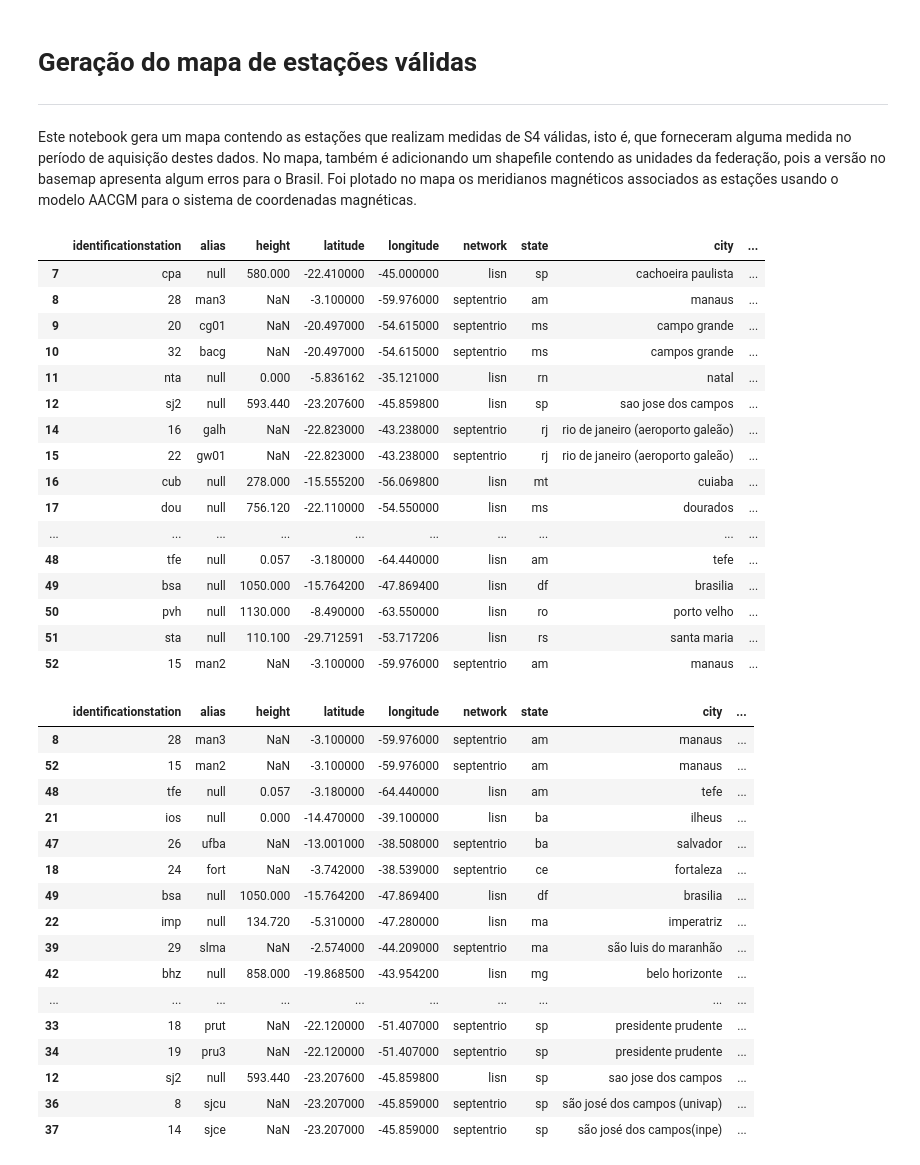
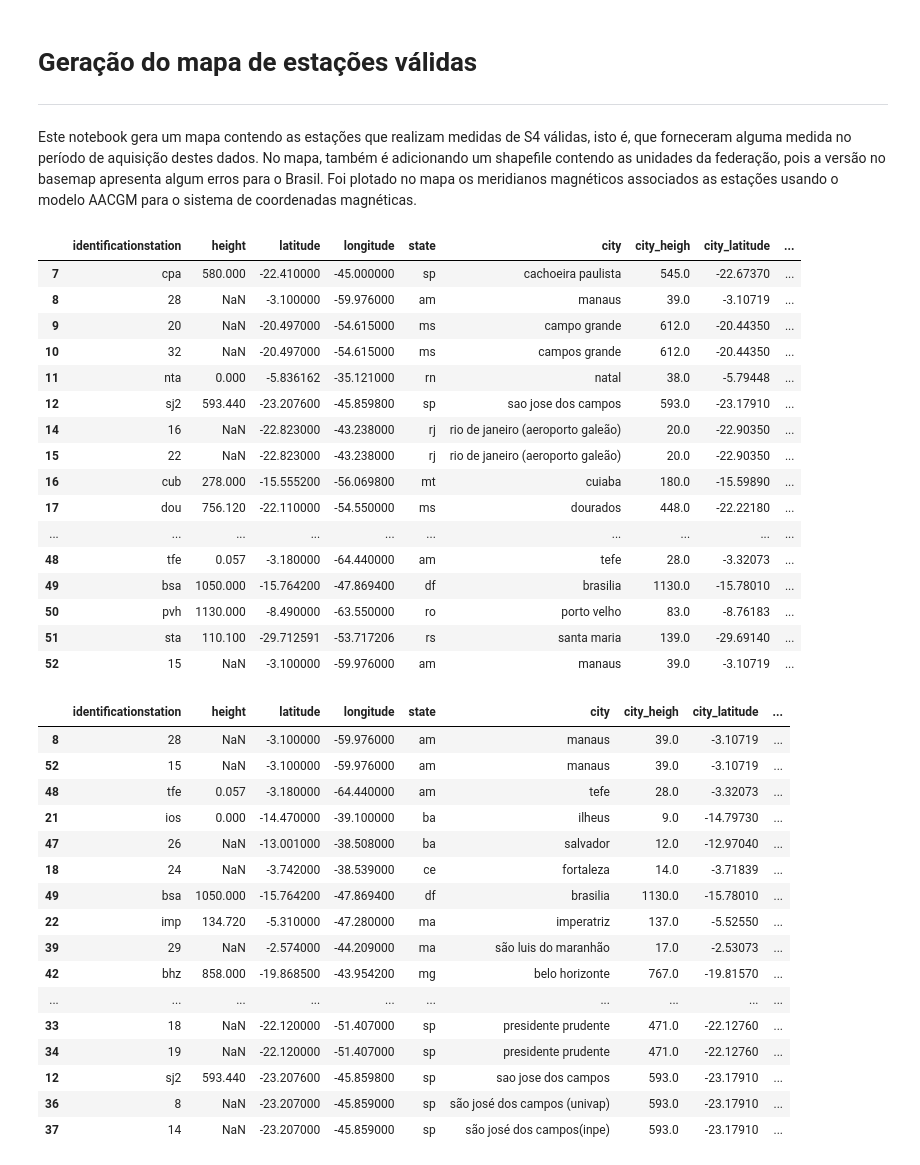
Before and after one commit to retiarus/correlation_vtec_s4, a Jupyter notebook: 01_show_stations.ipynb, the cells around one changed output. Cells and saved outputs as stored; diff of their text form; code cells hidden in the pictures.

```diff
--- a/01_show_stations.ipynb
+++ b/01_show_stations.ipynb
@@ -27,24 +34,24 @@ from utils import local_data
 # %%
-df_station = pd.read_pickle(os.path.join(local_data, 'df_station.pkl'))
+df_station = pd.read_pickle(os.path.join(local_data, 'df_station_raw.pkl'))
 df_station
 # %% [output]
-|  | identificationstation | alias | height | latitude | longitude | network | state | city | ... |
-| 7 | cpa | null | 580.000 | -22.410000 | -45.000000 | lisn | sp | cachoeira paulista | ... |
-| 8 | 28 | man3 | NaN | -3.100000 | -59.976000 | septentrio | am | manaus | ... |
-| 9 | 20 | cg01 | NaN | -20.497000 | -54.615000 | septentrio | ms | campo grande | ... |
-| 10 | 32 | bacg | NaN | -20.497000 | -54.615000 | septentrio | ms | campos grande | ... |
-| 11 | nta | null | 0.000 | -5.836162 | -35.121000 | lisn | rn | natal | ... |
-| 12 | sj2 | null | 593.440 | -23.207600 | -45.859800 | lisn | sp | sao jose dos campos | ... |
-| 14 | 16 | galh | NaN | -22.823000 | -43.238000 | septentrio | rj | rio de janeiro (aeroporto galeão) | ... |
-| 15 | 22 | gw01 | NaN | -22.823000 | -43.238000 | septentrio | rj | rio de janeiro (aeroporto galeão) | ... |
-| 16 | cub | null | 278.000 | -15.555200 | -56.069800 | lisn | mt | cuiaba | ... |
-| 17 | dou | null | 756.120 | -22.110000 | -54.550000 | lisn | ms | dourados | ... |
+|  | identificationstation | height | latitude | longitude | state | city | city_heigh | city_latitude | ... |
+| 7 | cpa | 580.000 | -22.410000 | -45.000000 | sp | cachoeira paulista | 545.0 | -22.67370 | ... |
+| 8 | 28 | NaN | -3.100000 | -59.976000 | am | manaus | 39.0 | -3.10719 | ... |
+| 9 | 20 | NaN | -20.497000 | -54.615000 | ms | campo grande | 612.0 | -20.44350 | ... |
+| 10 | 32 | NaN | -20.497000 | -54.615000 | ms | campos grande | 612.0 | -20.44350 | ... |
+| 11 | nta | 0.000 | -5.836162 | -35.121000 | rn | natal | 38.0 | -5.79448 | ... |
+| 12 | sj2 | 593.440 | -23.207600 | -45.859800 | sp | sao jose dos campos | 593.0 | -23.17910 | ... |
+| 14 | 16 | NaN | -22.823000 | -43.238000 | rj | rio de janeiro (aeroporto galeão) | 20.0 | -22.90350 | ... |
+| 15 | 22 | NaN | -22.823000 | -43.238000 | rj | rio de janeiro (aeroporto galeão) | 20.0 | -22.90350 | ... |
+| 16 | cub | 278.000 | -15.555200 | -56.069800 | mt | cuiaba | 180.0 | -15.59890 | ... |
+| 17 | dou | 756.120 | -22.110000 | -54.550000 | ms | dourados | 448.0 | -22.22180 | ... |
 | ... | ... | ... | ... | ... | ... | ... | ... | ... | ... |
-| 48 | tfe | null | 0.057 | -3.180000 | -64.440000 | lisn | am | tefe | ... |
-| 49 | bsa | null | 1050.000 | -15.764200 | -47.869400 | lisn | df | brasilia | ... |
-| 50 | pvh | null | 1130.000 | -8.490000 | -63.550000 | lisn | ro | porto velho | ... |
-| 51 | sta | null | 110.100 | -29.712591 | -53.717206 | lisn | rs | santa maria | ... |
-| 52 | 15 | man2 | NaN | -3.100000 | -59.976000 | septentrio | am | manaus | ... |
+| 48 | tfe | 0.057 | -3.180000 | -64.440000 | am | tefe | 28.0 | -3.32073 | ... |
+| 49 | bsa | 1050.000 | -15.764200 | -47.869400 | df | brasilia | 1130.0 | -15.78010 | ... |
+| 50 | pvh | 1130.000 | -8.490000 | -63.550000 | ro | porto velho | 83.0 | -8.76183 | ... |
+| 51 | sta | 110.100 | -29.712591 | -53.717206 | rs | santa maria | 139.0 | -29.69140 | ... |
+| 52 | 15 | NaN | -3.100000 | -59.976000 | am | manaus | 39.0 | -3.10719 | ... |
 # %%
 city_copy = df_station['city'].copy()
 
@@ -95,23 +102,23 @@ df_station.sort_values(by=['state', 'city'], inplace=True)
 # %%
 df_station
 # %% [output]
-|  | identificationstation | alias | height | latitude | longitude | network | state | city | ... |
-| 8 | 28 | man3 | NaN | -3.100000 | -59.976000 | septentrio | am | manaus | ... |
-| 52 | 15 | man2 | NaN | -3.100000 | -59.976000 | septentrio | am | manaus | ... |
-| 48 | tfe | null | 0.057 | -3.180000 | -64.440000 | lisn | am | tefe | ... |
-| 21 | ios | null | 0.000 | -14.470000 | -39.100000 | lisn | ba | ilheus | ... |
-| 47 | 26 | ufba | NaN | -13.001000 | -38.508000 | septentrio | ba | salvador | ... |
-| 18 | 24 | fort | NaN | -3.742000 | -38.539000 | septentrio | ce | fortaleza | ... |
-| 49 | bsa | null | 1050.000 | -15.764200 | -47.869400 | lisn | df | brasilia | ... |
-| 22 | imp | null | 134.720 | -5.310000 | -47.280000 | lisn | ma | imperatriz | ... |
-| 39 | 29 | slma | NaN | -2.574000 | -44.209000 | septentrio | ma | são luis do maranhão | ... |
-| 42 | bhz | null | 858.000 | -19.868500 | -43.954200 | lisn | mg | belo horizonte | ... |
+|  | identificationstation | height | latitude | longitude | state | city | city_heigh | city_latitude | ... |
+| 8 | 28 | NaN | -3.100000 | -59.976000 | am | manaus | 39.0 | -3.10719 | ... |
+| 52 | 15 | NaN | -3.100000 | -59.976000 | am | manaus | 39.0 | -3.10719 | ... |
+| 48 | tfe | 0.057 | -3.180000 | -64.440000 | am | tefe | 28.0 | -3.32073 | ... |
+| 21 | ios | 0.000 | -14.470000 | -39.100000 | ba | ilheus | 9.0 | -14.79730 | ... |
+| 47 | 26 | NaN | -13.001000 | -38.508000 | ba | salvador | 12.0 | -12.97040 | ... |
+| 18 | 24 | NaN | -3.742000 | -38.539000 | ce | fortaleza | 14.0 | -3.71839 | ... |
+| 49 | bsa | 1050.000 | -15.764200 | -47.869400 | df | brasilia | 1130.0 | -15.78010 | ... |
+| 22 | imp | 134.720 | -5.310000 | -47.280000 | ma | imperatriz | 137.0 | -5.52550 | ... |
+| 39 | 29 | NaN | -2.574000 | -44.209000 | ma | são luis do maranhão | 17.0 | -2.53073 | ... |
+| 42 | bhz | 858.000 | -19.868500 | -43.954200 | mg | belo horizonte | 767.0 | -19.81570 | ... |
 | ... | ... | ... | ... | ... | ... | ... | ... | ... | ... |
-| 33 | 18 | prut | NaN | -22.120000 | -51.407000 | septentrio | sp | presidente prudente | ... |
-| 34 | 19 | pru3 | NaN | -22.120000 | -51.407000 | septentrio | sp | presidente prudente | ... |
-| 12 | sj2 | null | 593.440 | -23.207600 | -45.859800 | lisn | sp | sao jose dos campos | ... |
-| 36 | 8 | sjcu | NaN | -23.207000 | -45.859000 | septentrio | sp | são josé dos campos (univap) | ... |
-| 37 | 14 | sjce | NaN | -23.207000 | -45.859000 | septentrio | sp | são josé dos campos(inpe) | ... |
+| 33 | 18 | NaN | -22.120000 | -51.407000 | sp | presidente prudente | 471.0 | -22.12760 | ... |
+| 34 | 19 | NaN | -22.120000 | -51.407000 | sp | presidente prudente | 471.0 | -22.12760 | ... |
+| 12 | sj2 | 593.440 | -23.207600 | -45.859800 | sp | sao jose dos campos | 593.0 | -23.17910 | ... |
+| 36 | 8 | NaN | -23.207000 | -45.859000 | sp | são josé dos campos (univap) | 593.0 | -23.17910 | ... |
+| 37 | 14 | NaN | -23.207000 | -45.859000 | sp | são josé dos campos(inpe) | 593.0 | -23.17910 | ... |
 # %%
 df_station = df_station.groupby('city_name_correct').max()
 df_station
```
Also changed, not shown: parts of 6 cells of this notebook.
